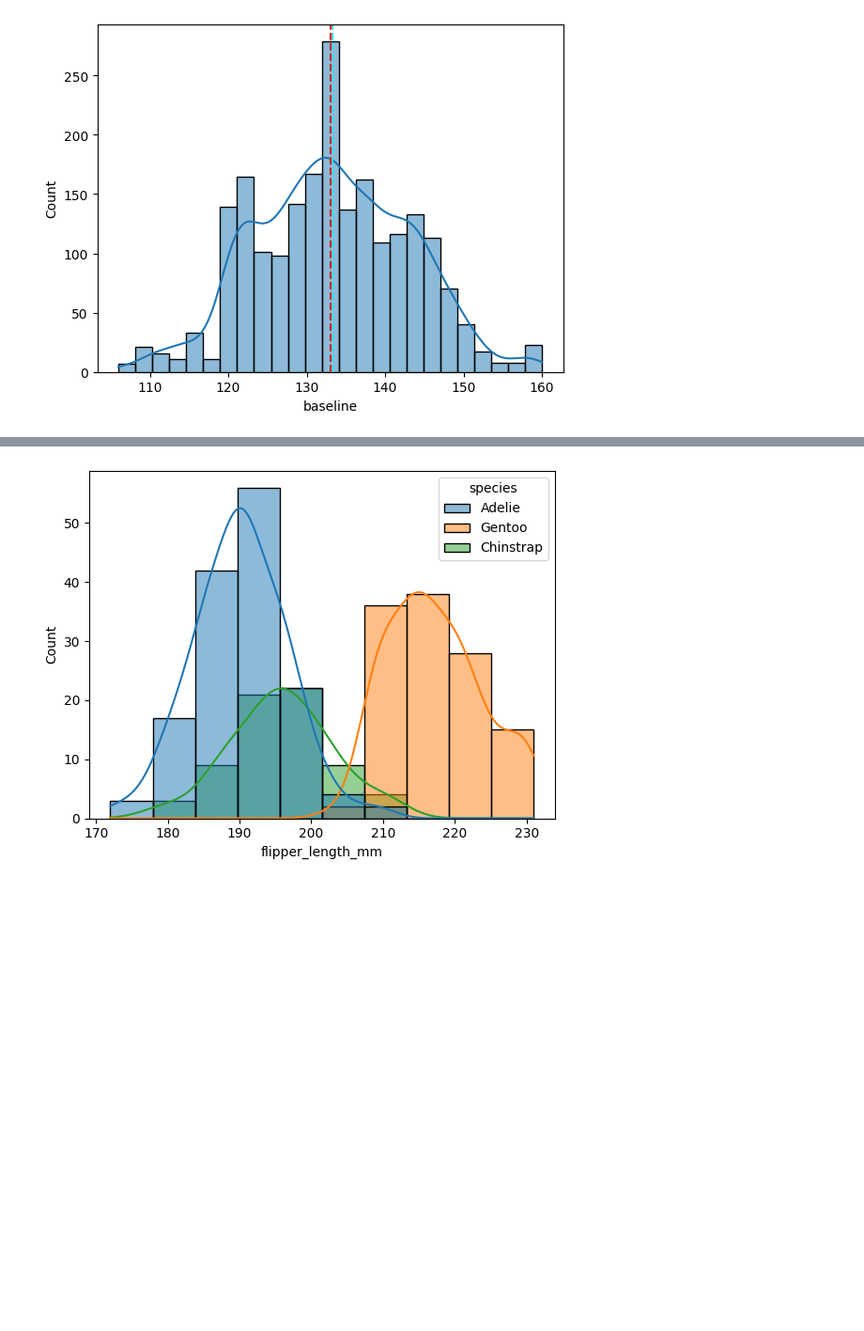
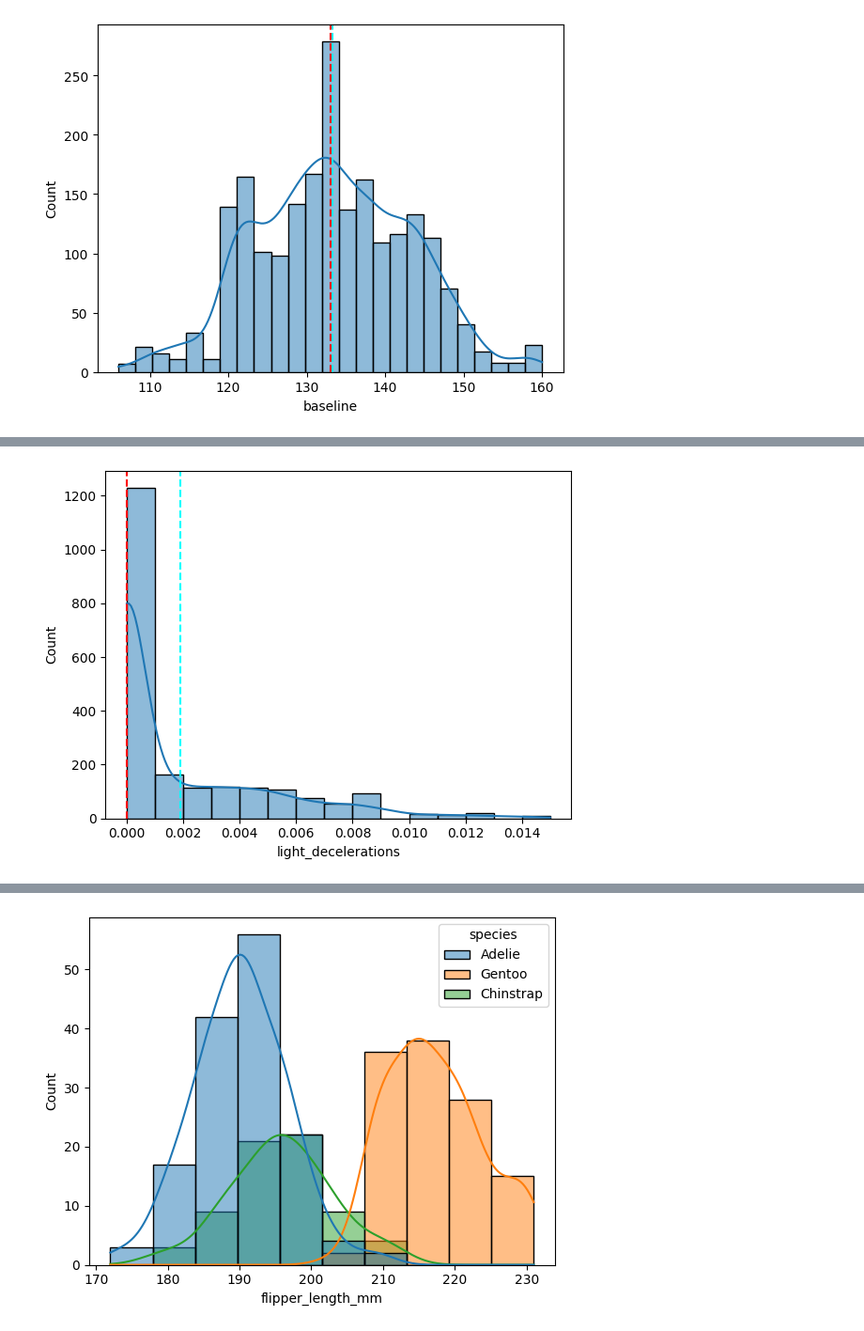
Before and after one commit to heldigard/Model_Explor_AnaliticaDatos, a Jupyter notebook: exploracion_de_datos.ipynb, the cells around one changed output, grey strips where cells are left out. Shown at 94% size. Cells and saved outputs as stored; diff of their text form; code cells hidden in the pictures; blank space fills up the shorter version.

```diff
--- a/exploracion_de_datos.ipynb
+++ b/exploracion_de_datos.ipynb
@@ -165,0 +171,7 @@ plt.show()
+# %%
+sb.histplot(data = df, x = 'light_decelerations', kde = True, bins = 15)
+plt.axvline(x = df.light_decelerations.mean(), color = 'cyan', linestyle = 'dashed')
+plt.axvline(x = df.light_decelerations.median(), color = 'red', linestyle = 'dashed')
+plt.show()
+# %% [output]
+[figure, added]
```
Also changed, not shown: parts of 26 cells of this notebook.
